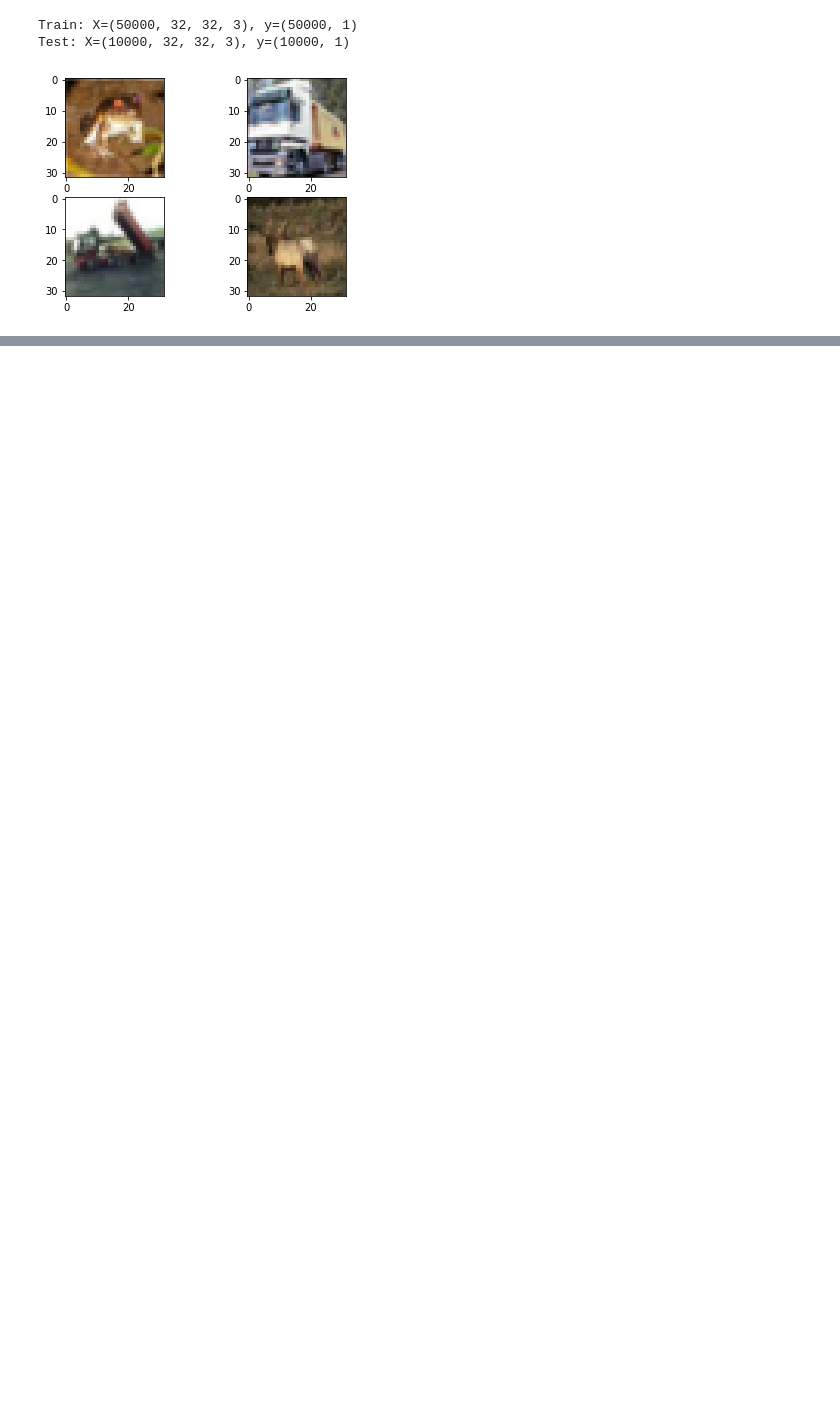
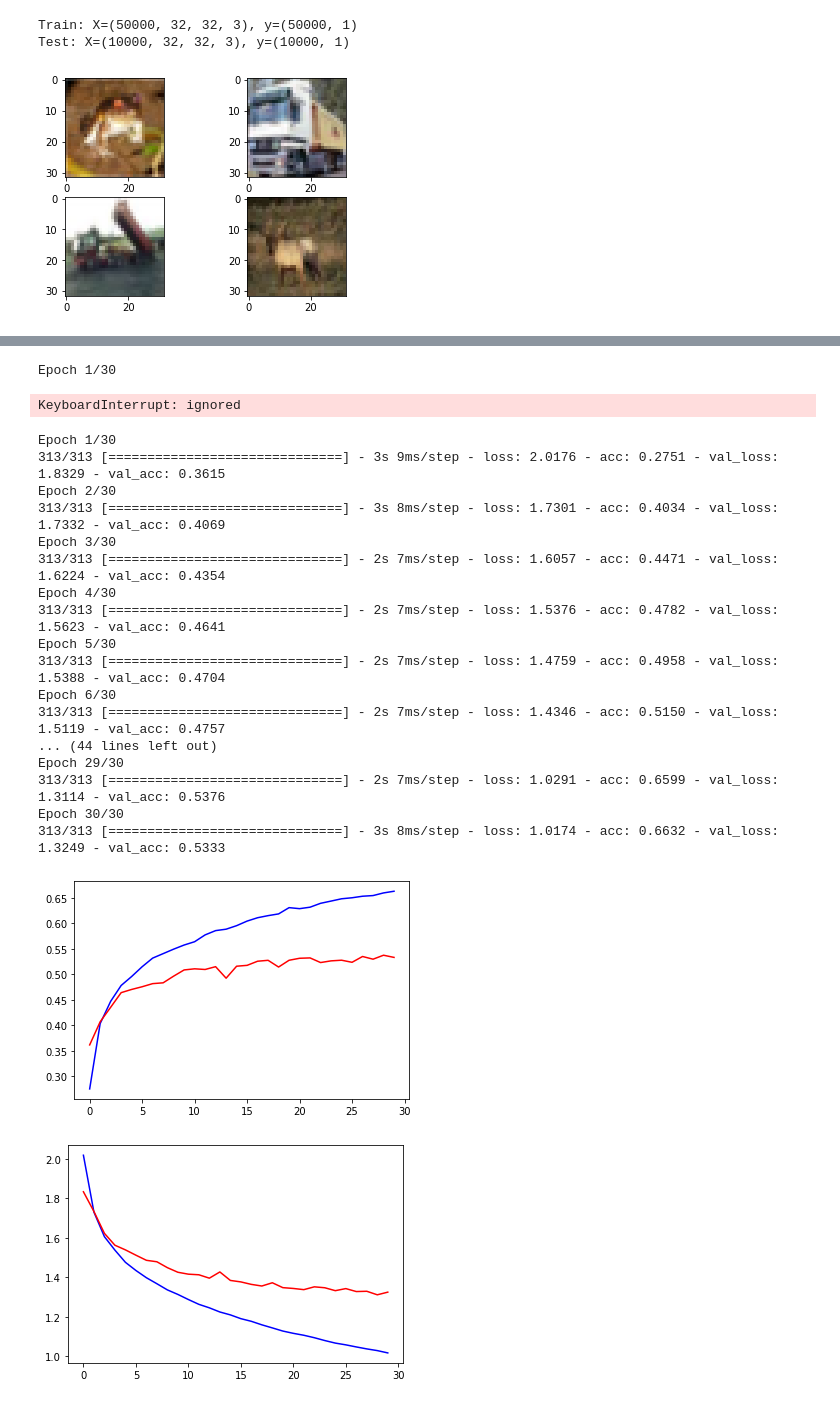
Before and after one commit to zahrasalarian/Artificial-Intelligence-in-Medicine-Projects, a Jupyter notebook: p2/main.ipynb, the cells around one changed output, grey strips where cells are left out. Drawn from its saved outputs; the diff is of its cells as text; code cells hidden in the pictures; blank space fills up the shorter version.

```diff
--- a/p2/main.ipynb
+++ b/p2/main.ipynb
@@ -37,0 +52,13 @@ test_Y = to_categorical(test_y)
+# %%
+# convert from integers to floats
+train_X = train_X.astype('float32')
+test_X = test_X.astype('float32')
+# normalize to range 0-1
+train_X = train_X / 255.0
+test_X = test_X / 255.0
+# %%
+# split training hyperpatameters batch
+split = int(train_X.shape[0] * 0.2)
+hyperbatch_X = train_X[:split]
+hyperbatch_Y = train_Y[:split]
+hyperbatch_X.shape
@@ -37,0 +94,54 @@ test_Y = to_categorical(test_y)
+# %%
+def choose_hyperparams(nodes_number, activation):
+  # define model
+  model = Sequential()
+  # define layeres
+  model.add(Conv2D(32, (3, 3), activation='relu', kernel_initializer='he_uniform', padding='same', input_shape=(32, 32, 3)))
+  model.add(MaxPooling2D((2, 2)))
+
+  model.add(Flatten())
+  model.add(Dense(10, activation='softmax'))
+  # compile and fit
+  model.compile(optimizer=Adam(learning_rate=0.0001), loss='categorical_crossentropy', metrics=['acc'])
+  history = model.fit(hyperbatch_X, hyperbatch_Y, batch_size=32, epochs=30, validation_data=(test_X, test_Y))
+
+  return history
+# %%
+def draw_acc_loss_plt(history):
+  # acc
+  plt.plot(history.history['acc'], 'b-')
+  plt.plot(history.history['val_acc'], 'r-')
+  plt.show()
+  # loss
+  plt.plot(history.history['loss'], 'b-')
+  plt.plot(history.history['val_loss'], 'r-')
+  plt.show()
+# %%
+history = choose_hyperparams(20, 'relu')
+draw_acc_loss_plt(history)
+# %% [output]
+Epoch 1/30
+KeyboardInterrupt: ignored
+# %%
+history = choose_hyperparams(200, 'relu')
+draw_acc_loss_plt(history)
+# %% [output]
+Epoch 1/30
+313/313 [==============================] - 3s 9ms/step - loss: 2.0176 - acc: 0.2751 - val_loss: 1.8329 - val_acc: 0.3615
+Epoch 2/30
+313/313 [==============================] - 3s 8ms/step - loss: 1.7301 - acc: 0.4034 - val_loss: 1.7332 - val_acc: 0.4069
+Epoch 3/30
+313/313 [==============================] - 2s 7ms/step - loss: 1.6057 - acc: 0.4471 - val_loss: 1.6224 - val_acc: 0.4354
+Epoch 4/30
+313/313 [==============================] - 2s 7ms/step - loss: 1.5376 - acc: 0.4782 - val_loss: 1.5623 - val_acc: 0.4641
+Epoch 5/30
+313/313 [==============================] - 2s 7ms/step - loss: 1.4759 - acc: 0.4958 - val_loss: 1.5388 - val_acc: 0.4704
+Epoch 6/30
+313/313 [==============================] - 2s 7ms/step - loss: 1.4346 - acc: 0.5150 - val_loss: 1.5119 - val_acc: 0.4757
+... (44 lines left out)
+Epoch 29/30
+313/313 [==============================] - 2s 7ms/step - loss: 1.0291 - acc: 0.6599 - val_loss: 1.3114 - val_acc: 0.5376
+Epoch 30/30
+313/313 [==============================] - 3s 8ms/step - loss: 1.0174 - acc: 0.6632 - val_loss: 1.3249 - val_acc: 0.5333
+[figure, added]
+[figure, added]
```
Also changed, not shown: parts of 33 cells of this notebook.
